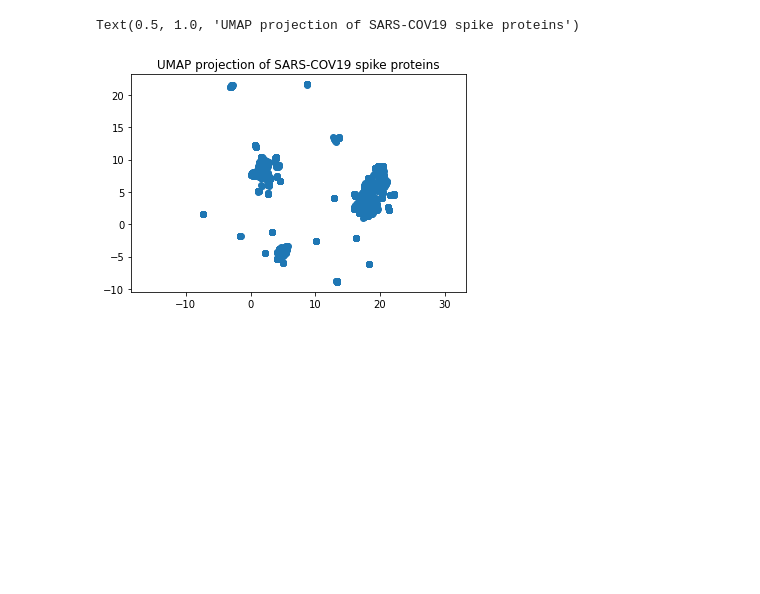
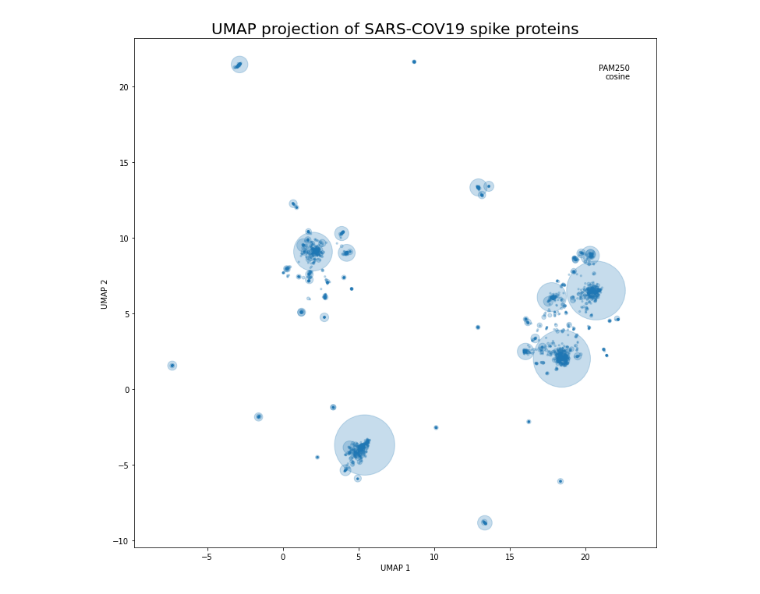
Before and after one commit to dominicp6/VAE-SpikeProtein-Generation, a Jupyter notebook: visualisation/2D_protein_map.ipynb, the cells around one changed output. Saved outputs shown, nothing was run; the diff lists cells and outputs as text; code cells hidden in the pictures; blank space fills up the shorter version.

```diff
--- a/visualisation/2D_protein_map.ipynb
+++ b/visualisation/2D_protein_map.ipynb
@@ -43,8 +11,35 @@ sequence_embedding.shape  # by default UMAP reduces down to 2D
-# %%
-plt.scatter(sequence_embedding[:,0],
-             sequence_embedding[:,1])
-plt.gca().set_aspect('equal', 'datalim')
-plt.title('UMAP projection of SARS-COV19 spike proteins')
-# %% [output]
-Text(0.5, 1.0, 'UMAP projection of SARS-COV19 spike proteins')
-[figure, removed]
+# %%
+def get_encoded_sequences(infile, encoding_type):
+    encoder = SequenceEncoder(encoding_type = encoding_type)
+    print(encoder.encoding_type)
+    frequencies, encoded_sequences = encoder.encode_from_fasta_file(infile, f'1_in_500_encoded_{encoding_type}.txt')
+    return frequencies, encoded_sequences
+# %%
+def UMAP_embed(encoded_sequences, metric, seed):
+    reducer = umap.UMAP(metric=metric, random_state=seed)
+    sequence_embeddings = reducer.fit_transform(encoded_sequences)
+    return sequence_embeddings
+# %%
+def plot_2D_map(embeddings, frequencies, labels = None, markerSize = 1):
+    scaled_frequencies = [frequency * markerSize for frequency in frequencies]
+    plt.scatter(sequence_embedding[:,0],
+                 sequence_embedding[:,1],
+                s=scaled_frequencies, alpha=0.25)
+    plt.gca().set_aspect('equal', 'datalim')
+    plt.gcf().set_size_inches(12, 12)
+    plt.title('UMAP projection of SARS-COV19 spike proteins', fontsize=20)
+    if labels is not None:
+        plt.gca().text(0.95, 0.95, '\n'.join(labels), horizontalalignment='right', verticalalignment='top', transform=plt.gca().transAxes)
+    plt.xlabel('UMAP 1')
+    plt.ylabel('UMAP 2')
+# %%
+def generate_2D_map(aligned_fasta_file, encoding_type='PAM250', UMAP_metric='cosine', seed=42, markerSize=1):
+    frequencies, encoded_sequences = get_encoded_sequences(infile=aligned_fasta_file, encoding_type=encoding_type)
+    print(encoded_sequences)
+    sequence_embeddings = UMAP_embed(encoded_sequences, metric = UMAP_metric, seed=seed)
+    print(sequence_embeddings)
+    plot_2D_map(sequence_embeddings, frequencies, markerSize=markerSize, labels=[encoding_type, UMAP_metric])
+# %%
+generate_2D_map('1_in_500_cleaned_aligned.afa', encoding_type='PAM250', UMAP_metric='cosine', markerSize=5)
+# %% [output]
+[figure, added]
```
Also changed, not shown: parts of 9 cells of this notebook, 2 other files.
